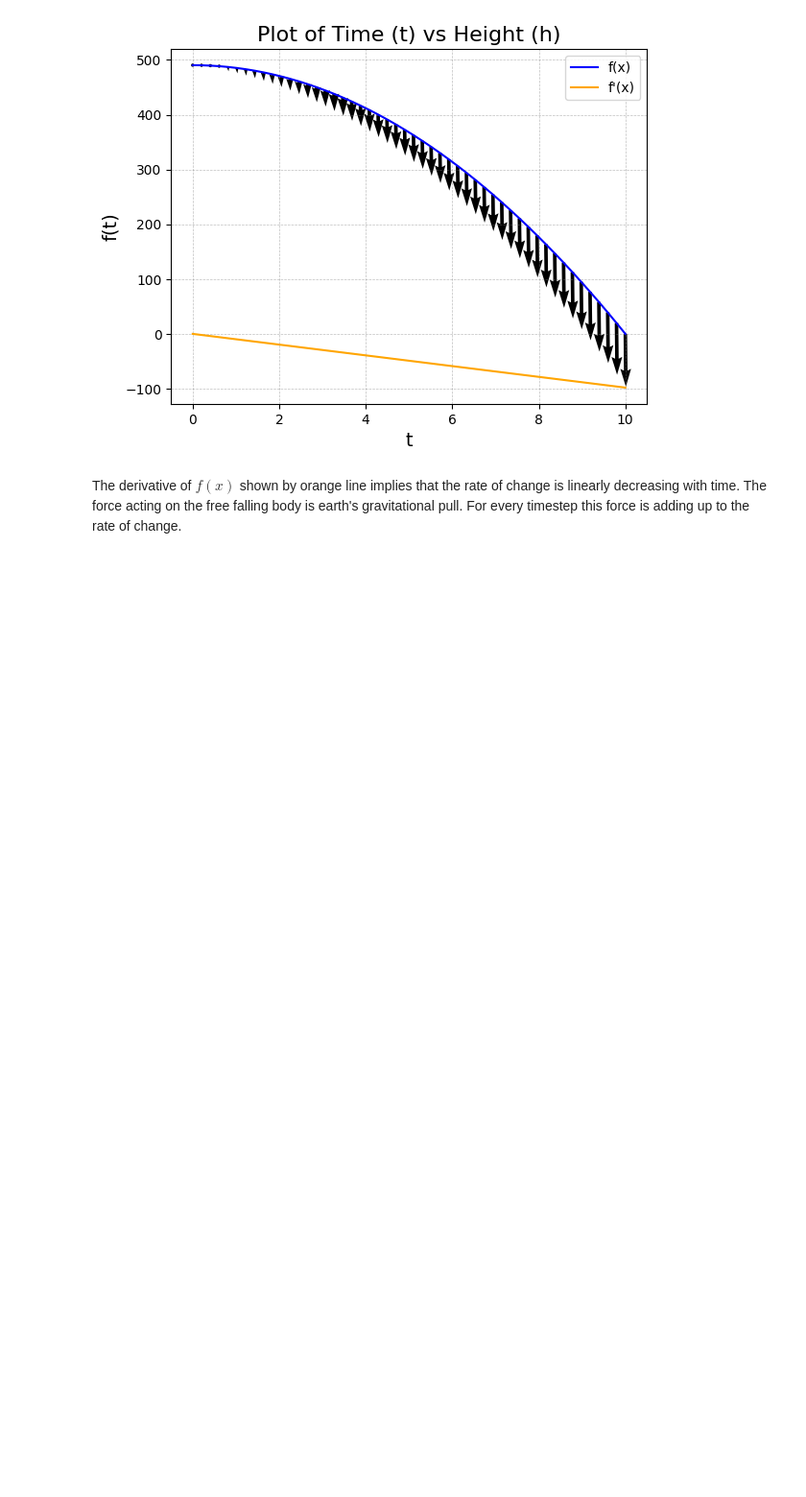
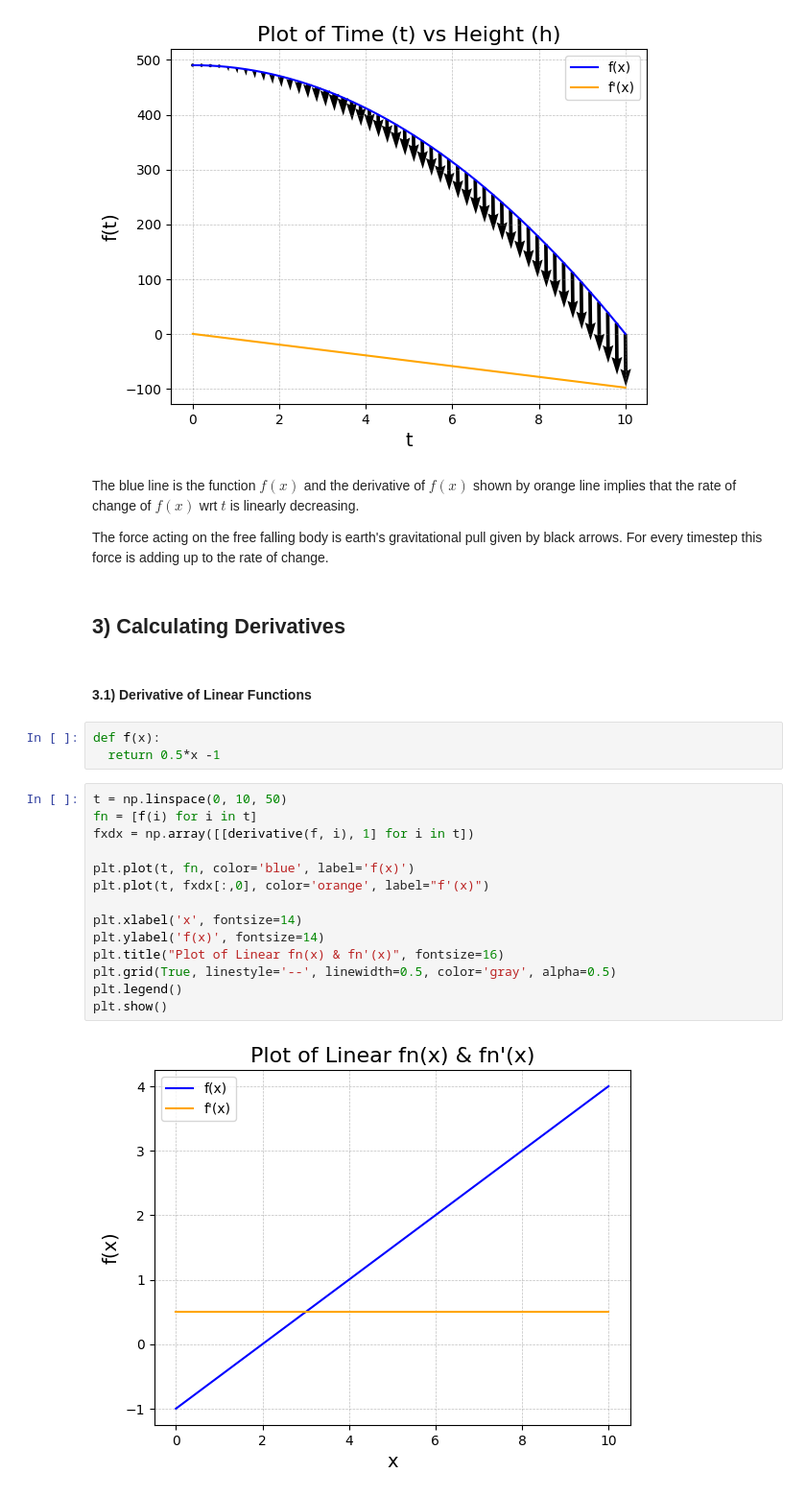
Before and after one commit to pareshrchaudhary/numericalmethods, a Jupyter notebook: Derivatives.ipynb, the cells around one changed output. Shown: that part at 96% size. Cells and saved outputs as stored; diff of their text form; blank space fills up the shorter version.

```diff
--- a/Derivatives.ipynb
+++ b/Derivatives.ipynb
@@ -235,4 +237,29 @@ plt.show()
 # %% [output]
 [figure]
 # %% [markdown]
-The derivative of $f(x)$ shown by orange line implies that the rate of change is linearly decreasing with time. The force acting on the free falling body is earth's gravitational pull. For every timestep this force is adding up to the rate of change.
+The blue line is the function $f(x)$ and the derivative of $f(x)$ shown by orange line implies that the rate of change of $f(x)$ wrt $t$ is linearly decreasing.
+
+The force acting on the free falling body is earth's gravitational pull given by black arrows. For every timestep this force is adding up to the rate of change.
+# %% [markdown]
+## 3) Calculating Derivatives
+# %% [markdown]
+#### 3.1) Derivative of Linear Functions
+# %%
+def f(x):
+  return 0.5*x -1
+# %%
+t = np.linspace(0, 10, 50)
+fn = [f(i) for i in t]
+fxdx = np.array([[derivative(f, i), 1] for i in t])
+
+plt.plot(t, fn, color='blue', label='f(x)')
+plt.plot(t, fxdx[:,0], color='orange', label="f'(x)")
+
+plt.xlabel('x', fontsize=14)
+plt.ylabel('f(x)', fontsize=14)
+plt.title("Plot of Linear fn(x) & fn'(x)", fontsize=16)
+plt.grid(True, linestyle='--', linewidth=0.5, color='gray', alpha=0.5)
+plt.legend()
+plt.show()
+# %% [output]
+[figure, added]
```
Also changed, not shown: parts of 19 cells of this notebook.
